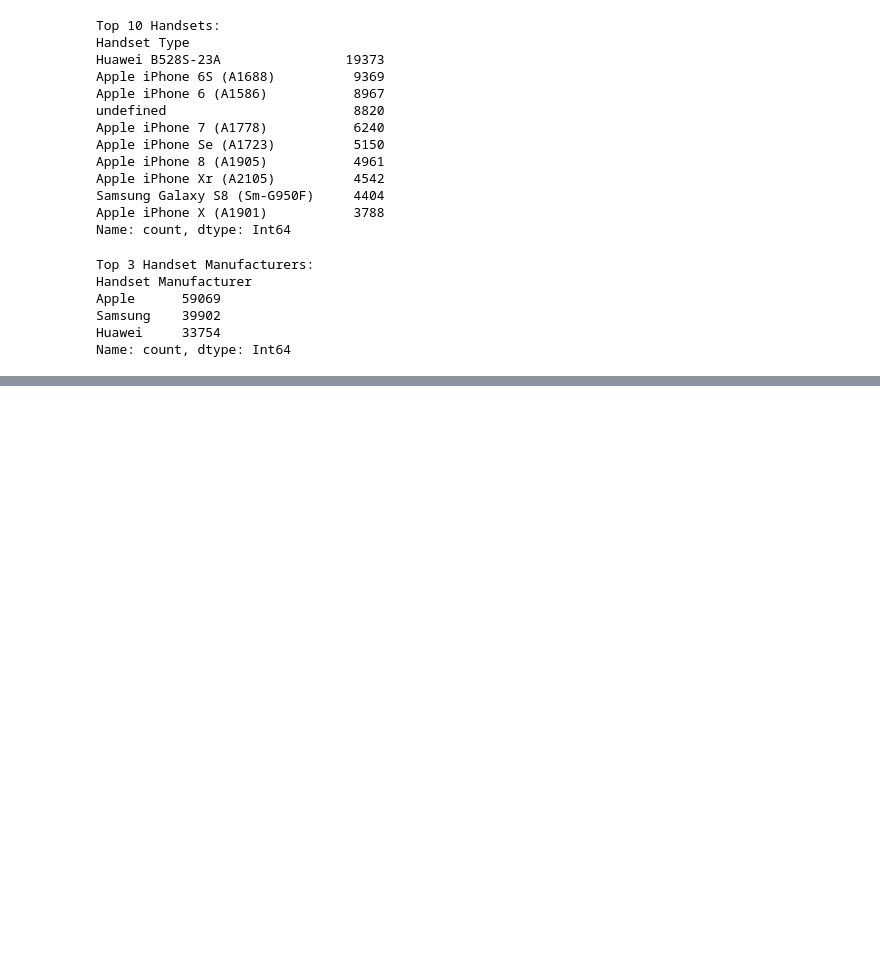
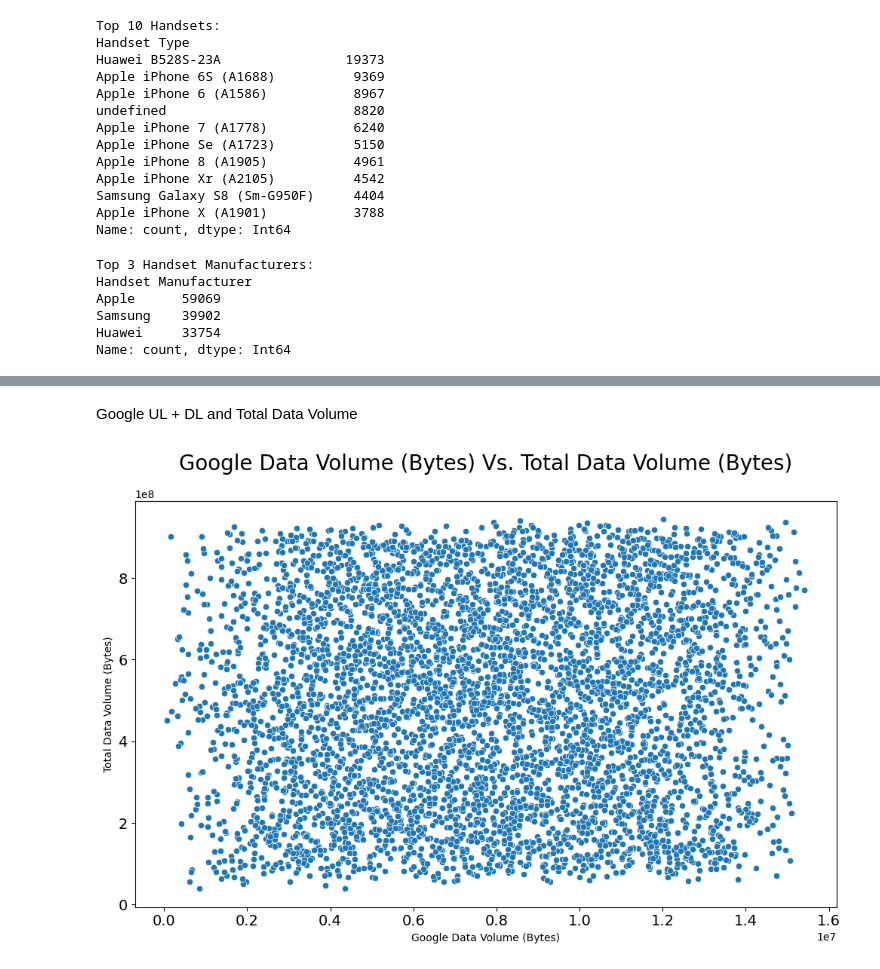
Before and after one commit to mahbubah/Telecom_DataAnalysis, a Jupyter notebook: notebooks/User Overview Analysis.ipynb, the cells around one changed output, grey strips where cells are left out. Saved outputs shown, nothing was run; the diff lists cells and outputs as text; code cells hidden in the pictures; blank space fills up the shorter version.

```diff
--- a/notebooks/User Overview Analysis.ipynb
+++ b/notebooks/User Overview Analysis.ipynb
@@ -480,0 +581,7 @@ Name: Total xDR sessions, Length: 105716, dtype: float64
+# %% [markdown]
+Google UL + DL and Total Data Volume
+# %%
+df_clean['Google Data Volume (Bytes)'] = df_clean['Google UL (Bytes)'] + df_clean['Google DL (Bytes)']
+plot_scatter(df_clean.sample(5000), 'Google Data Volume (Bytes)', 'Total Data Volume (Bytes)')
+# %% [output]
+[figure, added]
```
Also changed, not shown: parts of 33 cells of this notebook, 4 other files.
